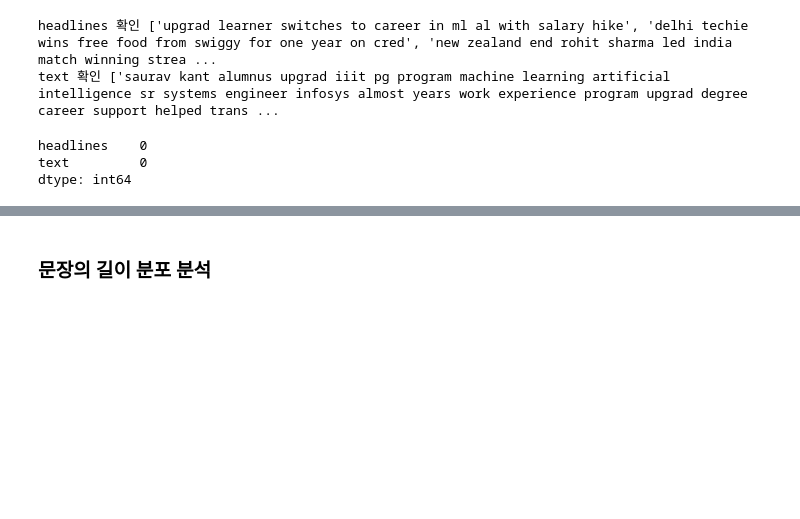
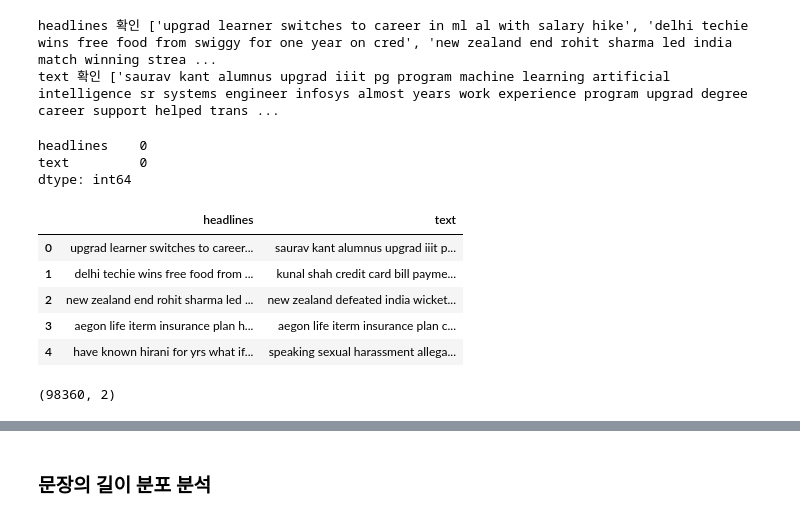
Before and after one commit to develop-insight/AIFFEL_quest_rs, a Jupyter notebook: Exploration/Ex06/news_summarize_bot.ipynb, the cells around one changed output, grey strips where cells are left out. Drawn from its saved outputs; the diff is of its cells as text; code cells hidden in the pictures; blank space fills up the shorter version.

```diff
--- a/Exploration/Ex06/news_summarize_bot.ipynb
+++ b/Exploration/Ex06/news_summarize_bot.ipynb
@@ -173,3 +173,14 @@ data.isnull().sum()
 headlines    0
 text         0
 dtype: int64
+# %%
+display(data.head())
+data.shape
+# %% [output]
+|  | headlines | text |
+| 0 | upgrad learner switches to career... | saurav kant alumnus upgrad iiit p... |
+| 1 | delhi techie wins free food from ... | kunal shah credit card bill payme... |
+| 2 | new zealand end rohit sharma led ... | new zealand defeated india wicket... |
+| 3 | aegon life iterm insurance plan h... | aegon life iterm insurance plan c... |
+| 4 | have known hirani for yrs what if... | speaking sexual harassment allega... |
+(98360, 2)
```
Also changed, not shown: parts of 26 cells of this notebook, 1 other file.
